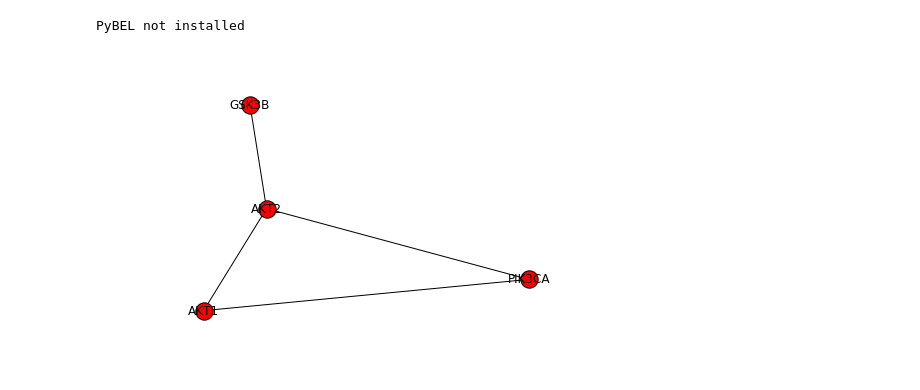
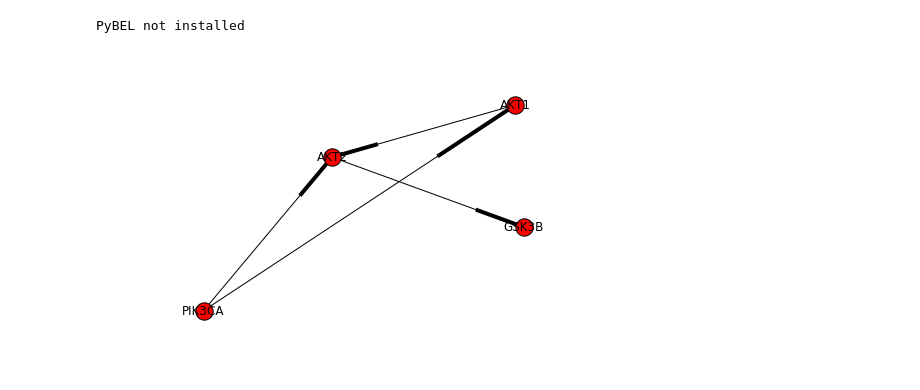
Before and after one commit to oyelle/BioDb2016, a Jupyter notebook: exercise08.ipynb, the cells around one changed output. Saved outputs shown, nothing was run; the diff lists cells and outputs as text; code cells hidden in the pictures.

```diff
--- a/exercise08.ipynb
+++ b/exercise08.ipynb
@@ -376,32 +376,29 @@ def get_bel_name(term):
     return name
 # %%
 import networkx as nx
+%matplotlib inline
 
-v = nx.Graph()
+v = nx.DiGraph()
 
 valid_list = []
 for statement in your_statements:
     if validate_bel_statement(statement, symbol2ec): #if statement is valid bel
 
-        pattern_definition = "^([a-z]*?)(\(?)([a-z])\(([A-Z]+):([a-zA-Z0-9]+)\)(\)?)\s(.*)\s([a-z]*?)(\(?)([a-z])\(([A-Z]+):([a-zA-Z0-9]+)\)(\)?)$"
-
-        pattern = re.compile(pattern_definition)
-
-        match_result = pattern.match(statement)
-
-        result = match_result.group().split()
-
+        result = statement.split()
+        #print(result)
         subj = get_bel_name(result[0])
+        #print(subj)
 
         obj = get_bel_name(result[2])
 
         my_nodes = (subj,obj)
 
         valid_list.append(my_nodes)
 
+        #print(valid_list)
 
 v.add_edges_from(valid_list)
 
 nx.draw(v, with_labels = True)
 # %% [output]
-[figure, old version]
+[figure, new version]
```
Also changed, not shown: parts of 2 cells of this notebook.
